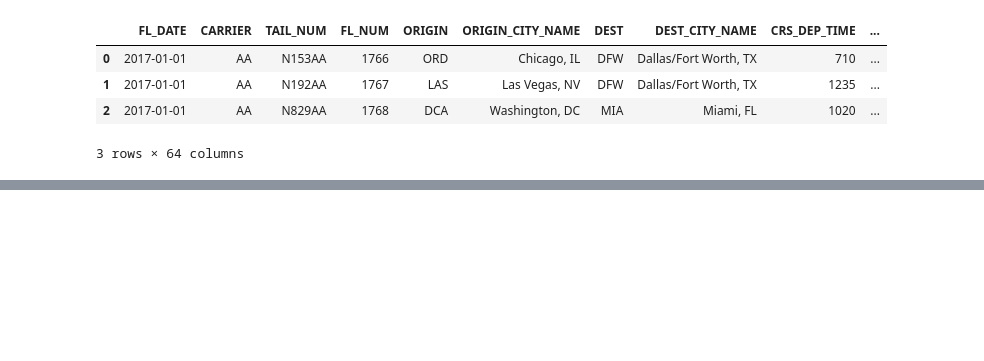
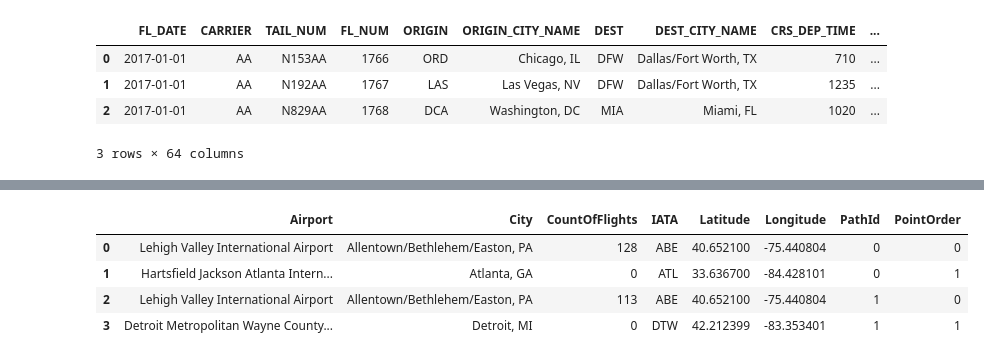
Before and after one commit to aenfield/bonvoyage, a Jupyter notebook: notebooks/CombineAndAugmentBTSData.ipynb, the cells around one changed output, grey strips where cells are left out. Drawn from its saved outputs; the diff is of its cells as text; code cells hidden in the pictures; blank space fills up the shorter version.

```diff
--- a/notebooks/CombineAndAugmentBTSData.ipynb
+++ b/notebooks/CombineAndAugmentBTSData.ipynb
@@ -290,0 +396,23 @@ mem_usage(d)
+# %%
+d_path_rows = []
+for index, flight in enumerate(d_paths_data.itertuples(index=False)):
+    origin = {'PathId':index, 'IATA':flight.ORIGIN, 'City':flight.ORIGIN_CITY_NAME,
+              'Airport':flight.Name_orig, 'Latitude':flight.Latitude_orig,
+              'Longitude':flight.Longitude_orig, 'CountOfFlights':flight.CountOfFlights,
+              'PointOrder':0}
+    dest = {'PathId':index, 'IATA':flight.DEST, 'City':flight.DEST_CITY_NAME,
+            'Airport':flight.Name_dest, 'Latitude':flight.Latitude_dest,
+            'Longitude':flight.Longitude_dest, 'CountOfFlights':0,
+            'PointOrder':1}
+    d_path_rows.append(origin)
+    d_path_rows.append(dest)
+
+d_paths = pd.DataFrame(d_path_rows)
+# %%
+d_paths[:4]
+# %% [output]
+|  | Airport | City | CountOfFlights | IATA | Latitude | Longitude | PathId | PointOrder |
+| 0 | Lehigh Valley International Airport | Allentown/Bethlehem/Easton, PA | 128 | ABE | 40.652100 | -75.440804 | 0 | 0 |
+| 1 | Hartsfield Jackson Atlanta Intern... | Atlanta, GA | 0 | ATL | 33.636700 | -84.428101 | 0 | 1 |
+| 2 | Lehigh Valley International Airport | Allentown/Bethlehem/Easton, PA | 113 | ABE | 40.652100 | -75.440804 | 1 | 0 |
+| 3 | Detroit Metropolitan Wayne County... | Detroit, MI | 0 | DTW | 42.212399 | -83.353401 | 1 | 1 |
```
Also changed, not shown: parts of 43 cells of this notebook, 1 other file.
